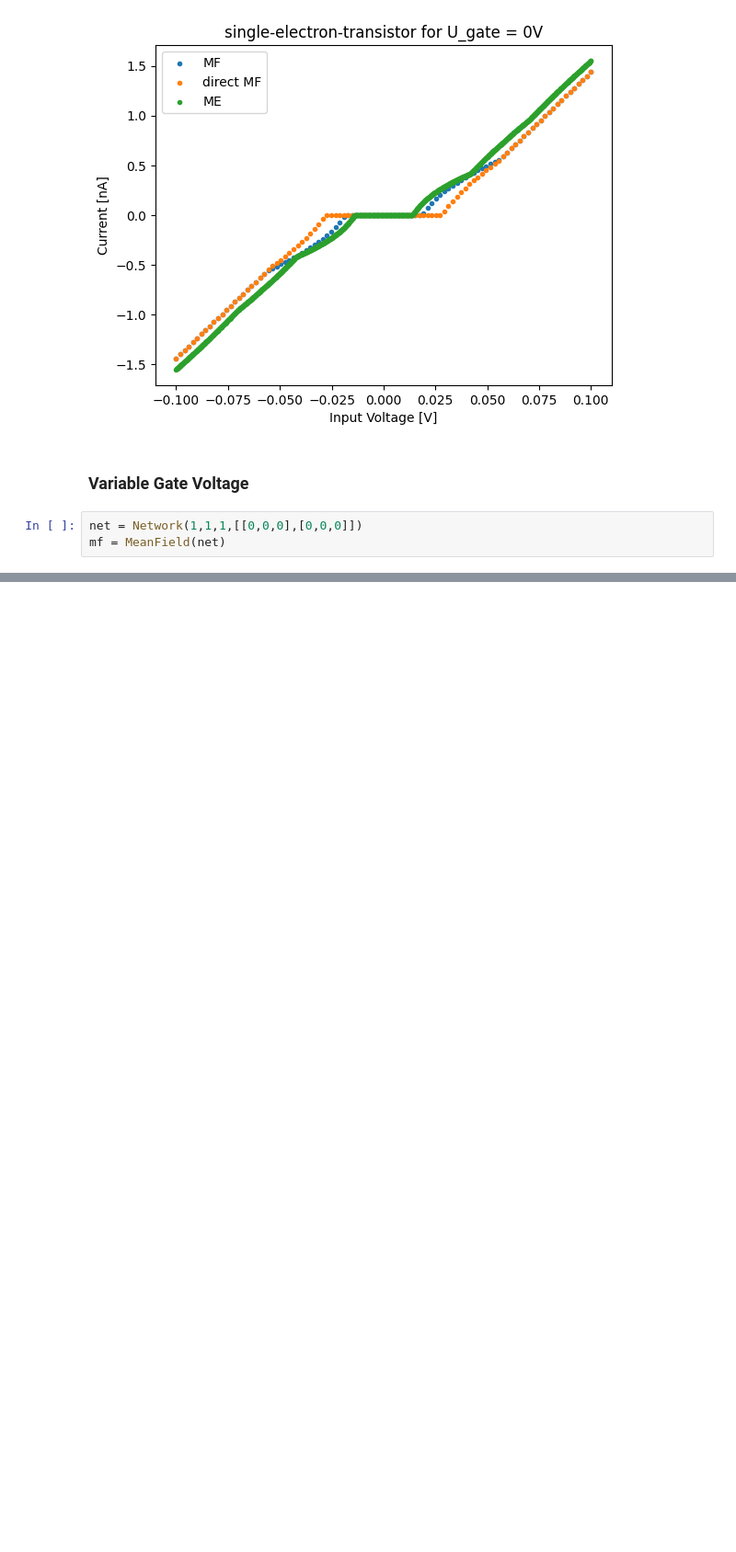
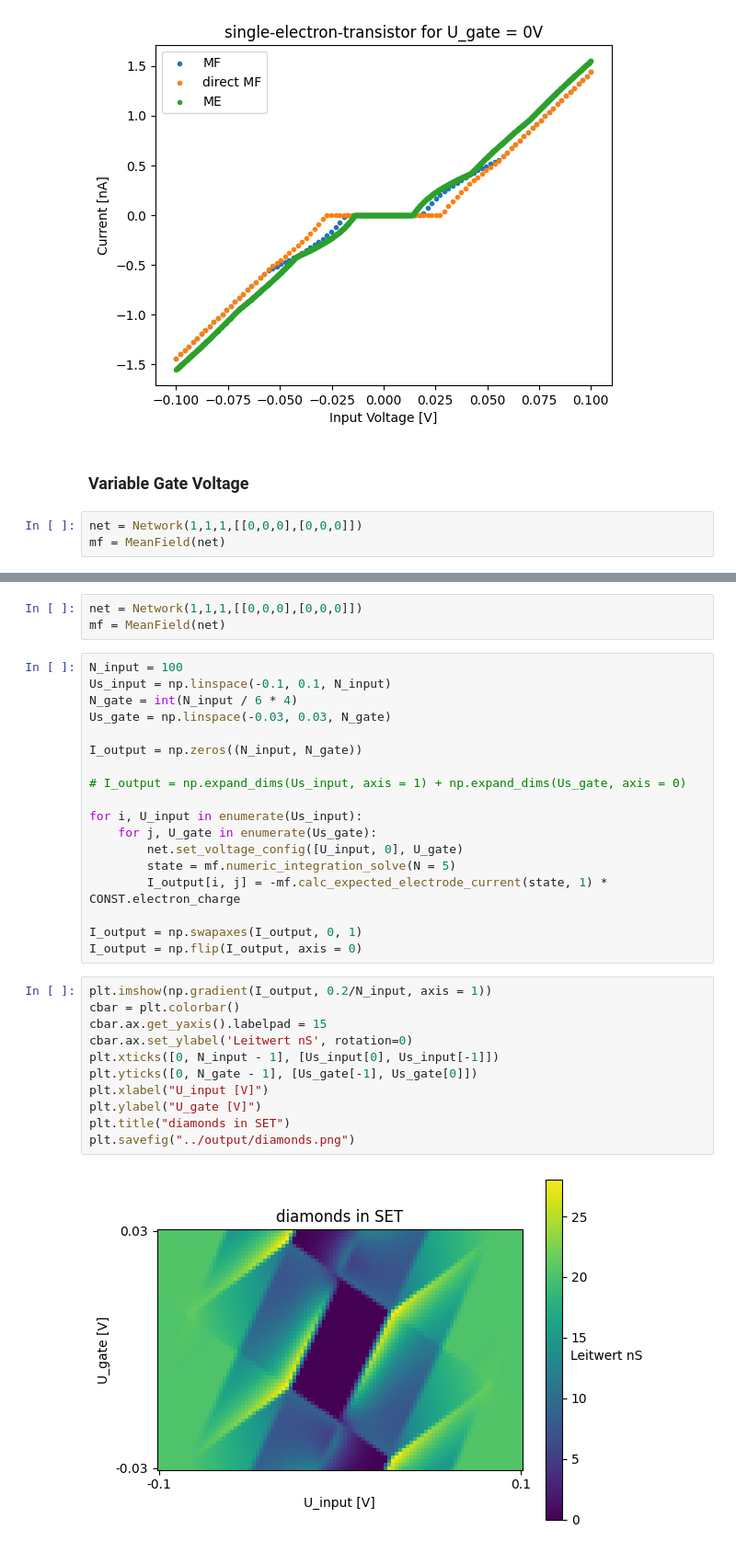
Before and after one commit to evanwonisch/NanoNetsMF, a Jupyter notebook: run/single_electron_transistor.ipynb, the cells around one changed output, grey strips where cells are left out. Shown at 92% size. Saved outputs shown, nothing was run; the diff lists cells and outputs as text; blank space fills up the shorter version.

```diff
--- a/run/single_electron_transistor.ipynb
+++ b/run/single_electron_transistor.ipynb
@@ -75,0 +78,34 @@ Text(0, 0.5, 'I_out [nA]')
+# %%
+net = Network(1,1,1,[[0,0,0],[0,0,0]])
+mf = MeanField(net)
+# %%
+N_input = 100
+Us_input = np.linspace(-0.1, 0.1, N_input)
+N_gate = int(N_input / 6 * 4)
+Us_gate = np.linspace(-0.03, 0.03, N_gate)
+
+I_output = np.zeros((N_input, N_gate))
+
+# I_output = np.expand_dims(Us_input, axis = 1) + np.expand_dims(Us_gate, axis = 0)
+
+for i, U_input in enumerate(Us_input):
+    for j, U_gate in enumerate(Us_gate):
+        net.set_voltage_config([U_input, 0], U_gate)
+        state = mf.numeric_integration_solve(N = 5)
+        I_output[i, j] = -mf.calc_expected_electrode_current(state, 1) * CONST.electron_charge
+
+I_output = np.swapaxes(I_output, 0, 1)
+I_output = np.flip(I_output, axis = 0)
+# %%
+plt.imshow(np.gradient(I_output, 0.2/N_input, axis = 1))
+cbar = plt.colorbar()
+cbar.ax.get_yaxis().labelpad = 15
+cbar.ax.set_ylabel('Leitwert nS', rotation=0)
+plt.xticks([0, N_input - 1], [Us_input[0], Us_input[-1]])
+plt.yticks([0, N_gate - 1], [Us_gate[-1], Us_gate[0]])
+plt.xlabel("U_input [V]")
+plt.ylabel("U_gate [V]")
+plt.title("diamonds in SET")
+plt.savefig("../output/diamonds.png")
+# %% [output]
+[figure, added]
```
Also changed, not shown: parts of 4 cells of this notebook, 2 other files.
